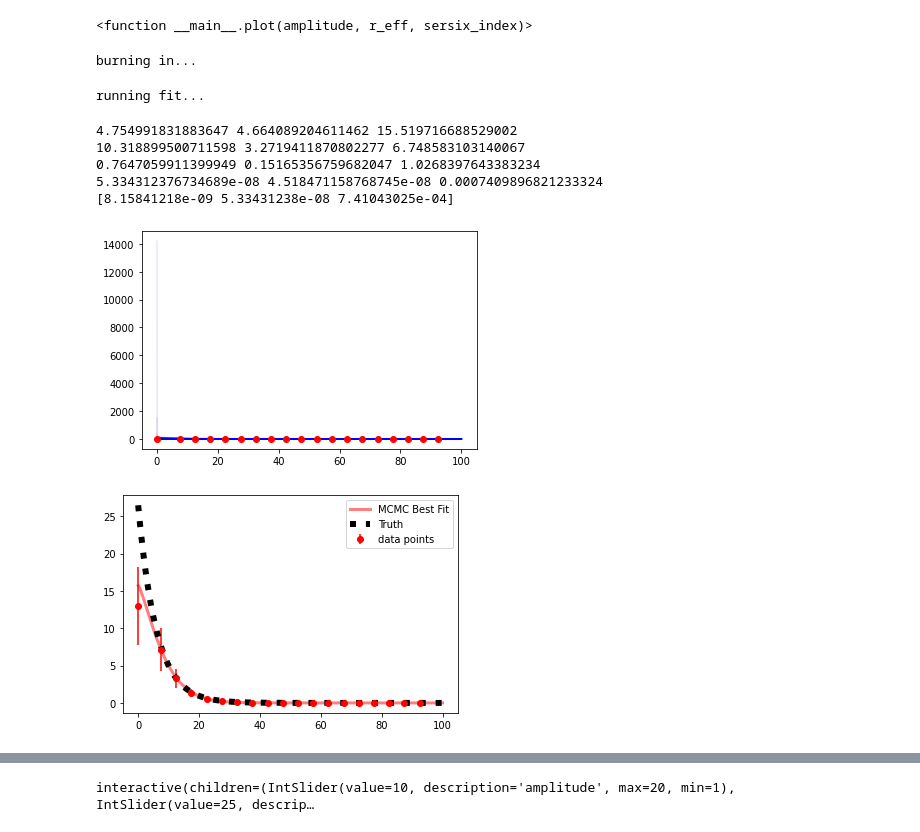
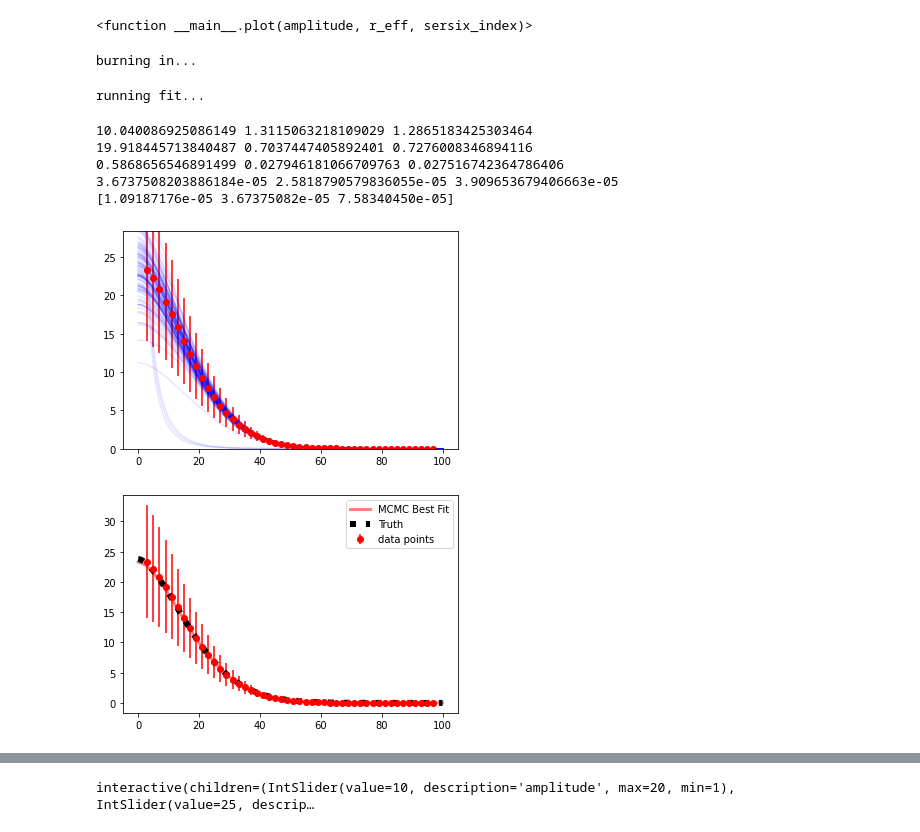
Before and after one commit to TrystanScottLambert/Hz7_ISM, a Jupyter notebook: HZ7_Analysis/how_surface_profiles_are_calculated.ipynb, the cells around one changed output, grey strips where cells are left out. Saved outputs shown, nothing was run; the diff lists cells and outputs as text; code cells hidden in the pictures.

Commit message:
fixed bug in ipynb re truth plot

```diff
--- a/HZ7_Analysis/how_surface_profiles_are_calculated.ipynb
+++ b/HZ7_Analysis/how_surface_profiles_are_calculated.ipynb
@@ -69,22 +69,22 @@ def lnprob(theta, x, y, yerr):
     return lp + lnlike(theta, x, y, yerr)
 # %%
 
-amplitude = 5
-r_eff = 10
-n = 0.8
+amplitude = 10
+r_eff = 20
+n = 0.6
 sersic_model = models.Sersic2D(amplitude=amplitude, r_eff = r_eff, n=n, x_0=0.5*NUMBER_OF_COLUMNS, y_0 = 0.5*NUMBER_OF_ROWS, ellip=0., theta=0.0)
 image = sersic_model(x,y)
 
-radii = np.arange(0,100,5)
-data = trystan_method()
+radii = np.arange(0,100,2)
+#data = trystan_method()
 #data = offcenter_method()
-#data = all_anuli_method()
-fit_params = SersicFitter(data[0], data[1], data[2]).fit_sersic(sersic)
+data = all_anuli_method()
+#fit_params = SersicFitter(data[0], data[1], data[2]).fit_sersic(sersic)
 
 
 def fit_sersic_mcmc(x, y, y_err):
-    nwalkers = 5000
-    niter = 500
+    nwalkers = 100
+    niter = 5000
     data = (x, y, y_err)
     initial = np.array([np.max(y)/2, np.max(x)/2, 0.75, np.min(y)])
     ndim = len(initial)
@@ -119,46 +119,44 @@ new_samples = sampler.flatchain
 
 
 x_plotting = np.linspace(0, 100, 1000)
-med_model, spread = sample_walkers(x_plotting ,100, new_samples)
 plt.ion()
-#tau = sampler.get_autocorr_time()
-samples = sampler.get_chain(discard = 50, thin = 40, flat = True)
+samples = sampler.get_chain(discard = 100,thin=10, flat = True)
 
 best_params = []
 for i in range(4):
     mcmc = np.percentile(samples[:, i], [16, 50, 84])
     q = np.diff(mcmc)
     best_params.append(mcmc[1])
     print (mcmc[1], q[0], q[1])
 best_params = np.array(best_params)
 
 theta_max = np.percentile(samples[:, i], [16, 50, 84]) #samples[np.argmax(sampler.flatlnprobability)]
 print(theta_max)
 for theta in samples[np.random.randint(len(samples), size = 100)]:
     plt.plot(x_plotting, model(theta, x_plotting), color='b', alpha=0.1)
+plt.ylim(0, np.max(data[1]) + 5)
 plt.errorbar(data[0], data[1], data[2], fmt = 'ro')
 plt.show()
 
 plt.errorbar(data[0], data[1], data[2], fmt = 'ro', label = 'data points')
 plt.plot(x_plotting, sersic(x_plotting, *best_params),color='r', lw=3, alpha=0.5, label = 'MCMC Best Fit')
-#plt.fill_between(x_plotting, med_model - spread, med_model + spread)
 # plt.plot(x_plotting, sersic(x_plotting, *fit_params[0]),color='g', lw=4, alpha=0.5, label = 'Least_squares Best Fit')
-plt.plot(x_plotting, sersic(x_plotting, amplitude, r_eff, sersix_index, 0), color='k', label='Truth', ls=':', lw=6)
+plt.plot(x_plotting, sersic(x_plotting, amplitude, r_eff, n, 0), color='k', label='Truth', ls=':', lw=6)
 plt.legend()
 plt.show()
 
 labels = ['amp', 'reff', 'n', 'offset']
 fig = corner.corner(samples, show_titles=True, labels = labels, plot_datapoints = True, quantiles = [0.16, 0.5, 0.84])
 # %% [output]
 burning in...
 running fit...
-4.754991831883647 4.664089204611462 15.519716688529002
-10.318899500711598 3.2719411870802277 6.748583103140067
-0.7647059911399949 0.15165356759682047 1.0268397643383234
-5.334312376734689e-08 4.518471158768745e-08 0.0007409896821233324
-[8.15841218e-09 5.33431238e-08 7.41043025e-04]
+10.040086925086149 1.3115063218109029 1.2865183425303464
+19.918445713840487 0.7037447405892401 0.7276008346894116
+0.5868656546891499 0.027946181066709763 0.027516742364786406
+3.6737508203886184e-05 2.5818790579836055e-05 3.909653679406663e-05
+[1.09187176e-05 3.67375082e-05 7.58340450e-05]
-[figure, old version]
+[figure, new version]
-[figure, old version]
+[figure, new version]
 WARNING:root:Too few points to create valid contours
 WARNING:root:Too few points to create valid contours
 WARNING:root:Too few points to create valid contours
```
Also changed, not shown: parts of 1 cell of this notebook.
